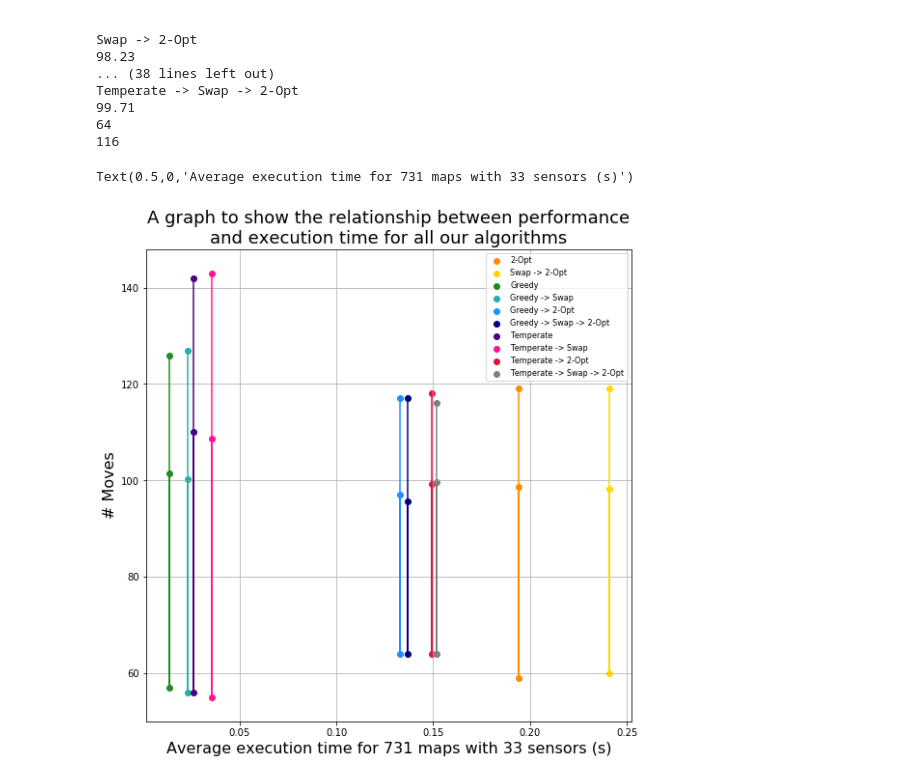
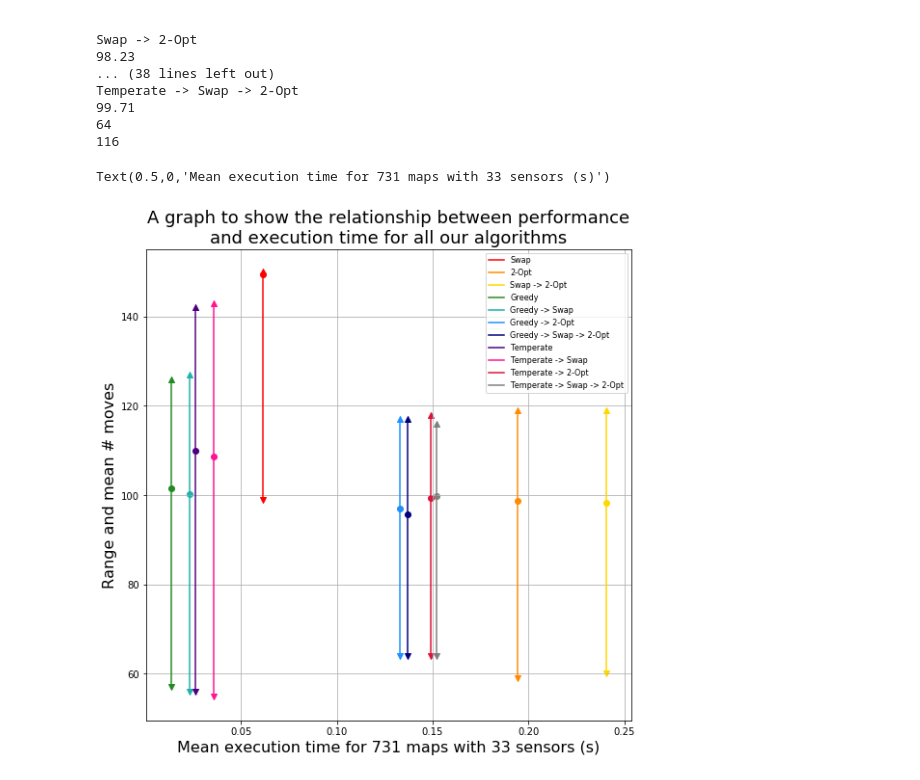
Before and after one commit to hwixley/Drone-Route-Planner, a Jupyter notebook: dataAnalysis/DroneMoveAnalysis.ipynb, the cells around one changed output. Cells and saved outputs as stored; diff of their text form; code cells hidden in the pictures.

```diff
--- a/dataAnalysis/DroneMoveAnalysis.ipynb
+++ b/dataAnalysis/DroneMoveAnalysis.ipynb
@@ -29,12 +29,12 @@ x = range(92)
 
 plt.rcParams["figure.figsize"] = (13,8)
 
-for i in range(1,11):
+for i in range(11):
     plt.scatter(x,moves[i][0:92],c=colors[i],label=names[i],alpha=0.7)
     plt.plot(x, np.poly1d(np.polyfit(x,moves[i][0:92],1))(np.unique(x)),c=colors[i],lw=2)
 
 plt.grid(True)
-plt.legend(loc="lower left")
+plt.legend(loc="lower left",fontsize=8)
 plt.xlabel("Day #",fontsize=16)
 plt.ylabel("# Moves",fontsize=16)
 plt.xticks(x,range(1,93),rotation=90,fontsize=7)
@@ -61,8 +61,8 @@ Text(0.5,1,'A graph to show route performance of different low\ncomplexity algor
 # %%
-for i in range(1,11):
+for i in range(11):
     plt.plot(range(1,732),moves[i],c=colors[i],label=names[i],lw=0.75)
 
-plt.legend(loc="lower left")
+plt.legend(loc="lower left",fontsize=8)
 plt.xlabel("Day #",fontsize=16)
 plt.ylabel("# Moves",fontsize=16)
 plt.title("A graph to show the performance of all algorithms for all days in 2020 & 2021",fontsize=18)
@@ -99,19 +99,20 @@ Temperate -> Swap -> 2-Opt
 # %%
 times = [45,142,176,10,17,97,100,19,26,109,111]
 
 plt.rcParams["figure.figsize"] = [9,9]
 
-for i in range(1,11):
-    y = [np.mean(moves[i]),np.min(moves[i]),np.max(moves[i])]
-    x = [times[i]/731]*3
-    plt.scatter(x,y,c=colors[i],label=names[i])
-    plt.plot(x,y,c=colors[i])
+for i in range(11):
+    x = times[i]/731
+    plt.scatter(x,np.mean(moves[i]),c=colors[i],marker="o")#,label=names[i])
+    plt.scatter(x,np.min(moves[i]),c=colors[i],marker="v")
+    plt.scatter(x,np.max(moves[i]),c=colors[i],marker="^")
+    plt.plot([x]*2,[np.min(moves[i]),np.max(moves[i])],c=colors[i],label=names[i])
 
 plt.legend(loc="upper right",fontsize=8)
 plt.grid(True)
 plt.title("A graph to show the relationship between performance\nand execution time for all our algorithms",fontsize=18)
-plt.ylabel("# Moves",fontsize=16)
-plt.xlabel("Average execution time for 731 maps with 33 sensors (s)",fontsize=16)
+plt.ylabel("Range and mean # moves",fontsize=16)
+plt.xlabel("Mean execution time for 731 maps with 33 sensors (s)",fontsize=16)
 # %% [output]
-Text(0.5,0,'Average execution time for 731 maps with 33 sensors (s)')
+Text(0.5,0,'Mean execution time for 731 maps with 33 sensors (s)')
-[figure, old version]
+[figure, new version]
```
Also changed, not shown: parts of 3 cells of this notebook, 5 other files.
